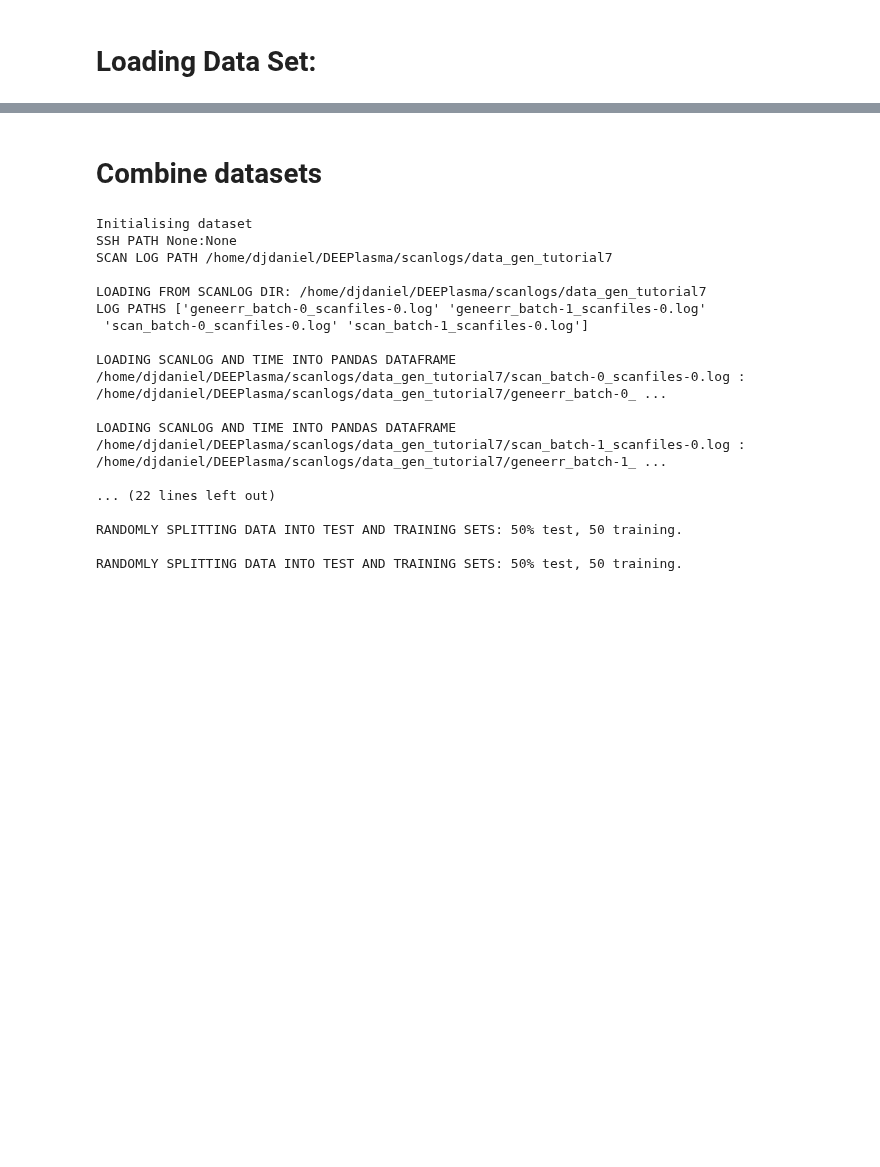
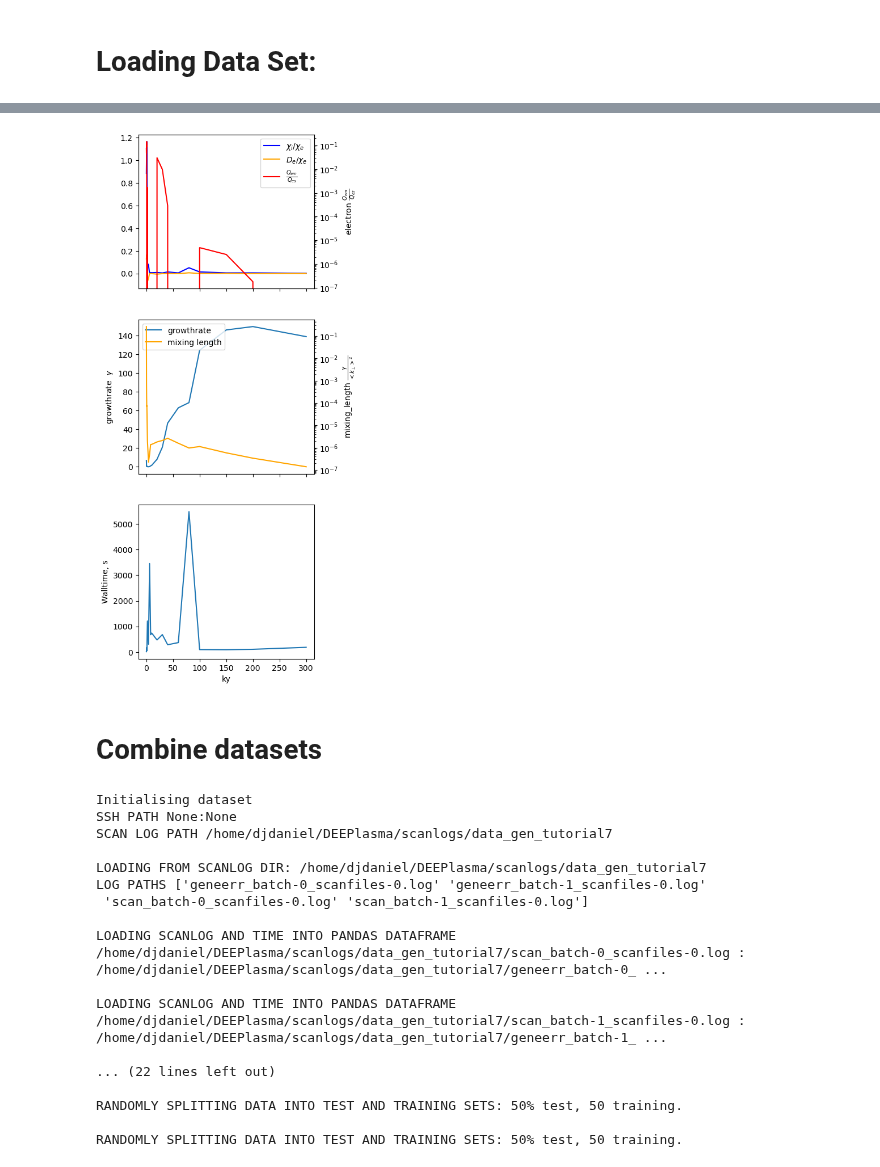
Before and after one commit to DanHarJor/DEEPlasma, a Jupyter notebook: data_gen_tutorial.ipynb, the cells around one changed output, grey strips where cells are left out. Cells and saved outputs as stored; diff of their text form; code cells hidden in the pictures; blank space fills up the shorter version.

```diff
--- a/data_gen_tutorial.ipynb
+++ b/data_gen_tutorial.ipynb
@@ -151,3 +148,8 @@ data_set.df
+# %%
+# for k_y scans
+data_set.plot_summary()
+# %% [output]
+[figure, added]
 # %% [markdown]
 # Combine datasets
 # %%
```
Also changed, not shown: parts of 8 cells of this notebook, 15 other files.
